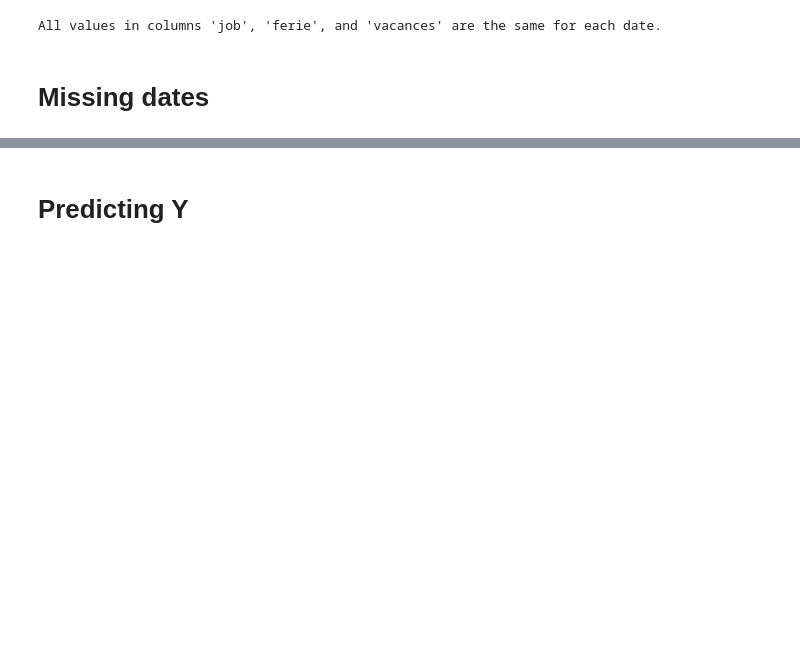
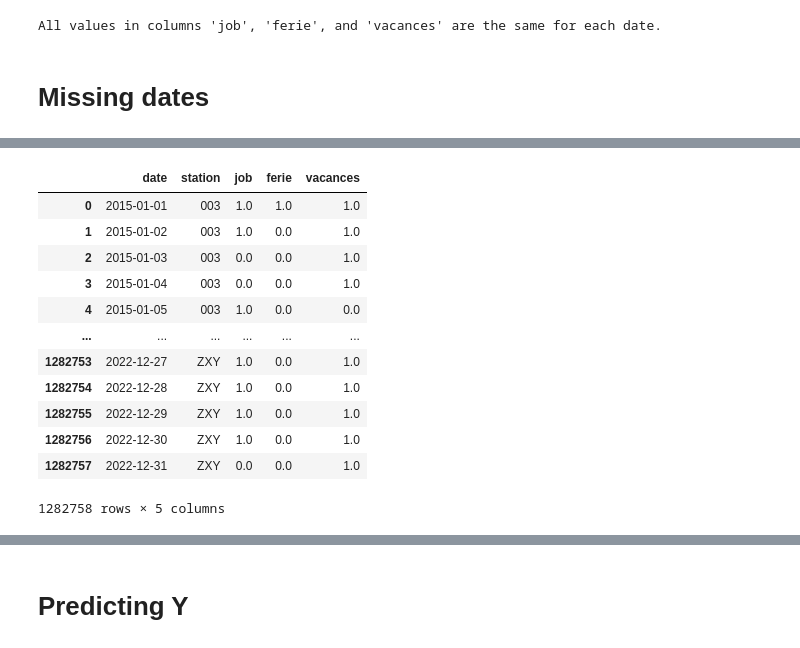
Before and after one commit to vdorseuil/ML_forecast, a Jupyter notebook: sncf.ipynb, the cells around one changed output, grey strips where cells are left out. Saved outputs shown, nothing was run; the diff lists cells and outputs as text; code cells hidden in the pictures; blank space fills up the shorter version.

```diff
--- a/sncf.ipynb
+++ b/sncf.ipynb
@@ -244,3 +239,19 @@ NameError: name 'station_name' is not defined
+# %%
+df_x_filled
+# %% [output]
+|  | date | station | job | ferie | vacances |
+| 0 | 2015-01-01 | 003 | 1.0 | 1.0 | 1.0 |
+| 1 | 2015-01-02 | 003 | 1.0 | 0.0 | 1.0 |
+| 2 | 2015-01-03 | 003 | 0.0 | 0.0 | 1.0 |
+| 3 | 2015-01-04 | 003 | 0.0 | 0.0 | 1.0 |
+| 4 | 2015-01-05 | 003 | 1.0 | 0.0 | 0.0 |
+| ... | ... | ... | ... | ... | ... |
+| 1282753 | 2022-12-27 | ZXY | 1.0 | 0.0 | 1.0 |
+| 1282754 | 2022-12-28 | ZXY | 1.0 | 0.0 | 1.0 |
+| 1282755 | 2022-12-29 | ZXY | 1.0 | 0.0 | 1.0 |
+| 1282756 | 2022-12-30 | ZXY | 1.0 | 0.0 | 1.0 |
+| 1282757 | 2022-12-31 | ZXY | 0.0 | 0.0 | 1.0 |
+1282758 rows × 5 columns
 # %%
 
 def plot_unique_station_2022(station_name):
```
Also changed, not shown: parts of 7 cells of this notebook, 1 other file.
